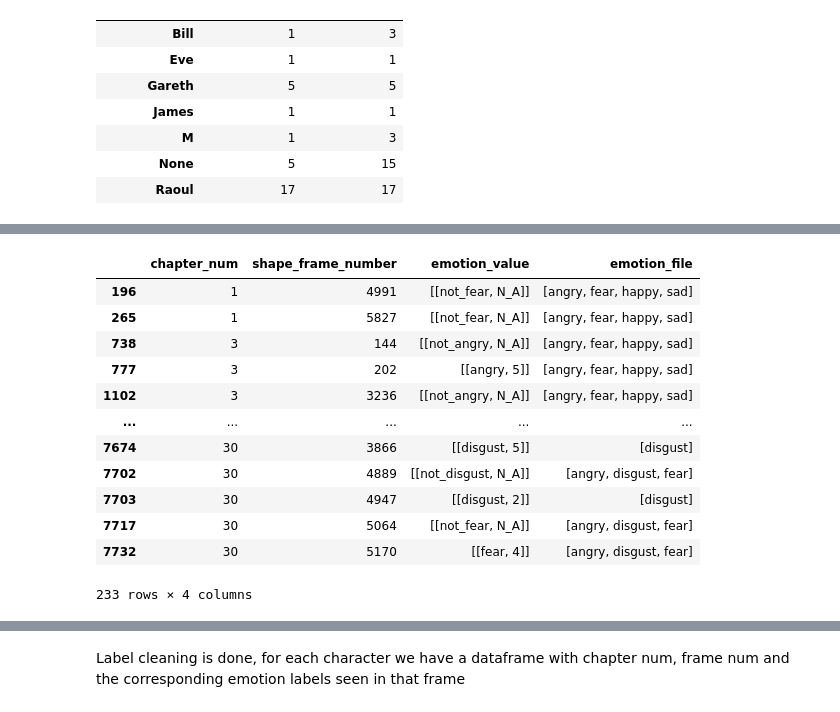
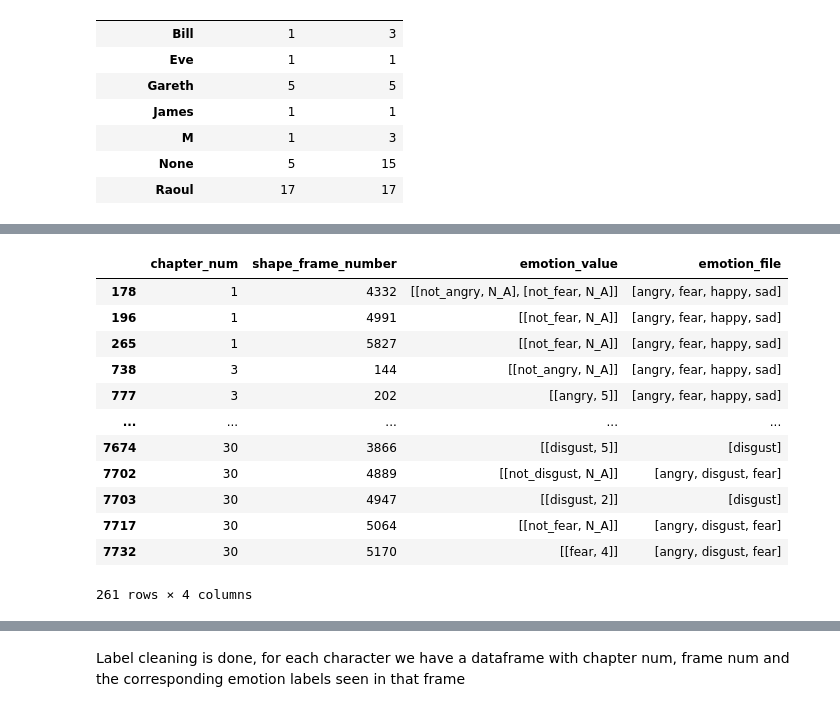
Before and after one commit to SteinwayThor/eeg-features-movies, a Jupyter notebook: EDA_and_Data_Extraction.ipynb, the cells around one changed output, grey strips where cells are left out. Saved outputs shown, nothing was run; the diff lists cells and outputs as text; code cells hidden in the pictures.

```diff
--- a/EDA_and_Data_Extraction.ipynb
+++ b/EDA_and_Data_Extraction.ipynb
@@ -346,5 +333,6 @@ skyfall_emotion_disgust_viewer142_chapter20.json
 # %%
-#data
+f = open(os.path.join(emotion_annotations_f, emotion_annotations[0]))
+data = json.load(f)
 # Create an empty array
 #print(data["tracks"])
 label_frames = []
@@ -556,0 +528,4 @@ temp_df[temp_df.chapter_num.apply(lambda x: x)==8]
+# %%
+#all the frames of the movie which have any emotions labelled on them
+for i in range(6):
+  print("Number of rows with",str(i),"labels:", len(frame_level[frame_level.emotion_value.apply(lambda x: len(x))==i]))
@@ -597,7 +579,7 @@ char_dfs = {'james': james_df_grouped, 'gareth': gareth_df_grouped, 'bill': bill
             'm': m_df_grouped}
 
 #remove the useless [] in the emo values
-for _,df in char_dfs.items():
-  df['emotion_value'] = df.emotion_value.apply(lambda x: [i for i in x if len(i)>0])
+for char in char_dfs:
+  char_dfs[char]['emotion_value'] = char_dfs[char].emotion_value.apply(lambda x: [i for i in x if len(i)>0])
 # %%
 for _,df in char_dfs.items():
@@ -629,16 +609,16 @@ james_df_grouped
 # %%
-james_df_grouped[james_df_grouped.emotion_value.apply(lambda x: len(x))==1]
+char_dfs['james'][char_dfs['james'].emotion_value.apply(lambda x: len(x))>0]
 # %% [output]
 |  | chapter_num | shape_frame_number | emotion_value | emotion_file |
+| 178 | 1 | 4332 | [[not_angry, N_A], [not_fear, N_A]] | [angry, fear, happy, sad] |
 | 196 | 1 | 4991 | [[not_fear, N_A]] | [angry, fear, happy, sad] |
 | 265 | 1 | 5827 | [[not_fear, N_A]] | [angry, fear, happy, sad] |
 | 738 | 3 | 144 | [[not_angry, N_A]] | [angry, fear, happy, sad] |
 | 777 | 3 | 202 | [[angry, 5]] | [angry, fear, happy, sad] |
-| 1102 | 3 | 3236 | [[not_angry, N_A]] | [angry, fear, happy, sad] |
 | ... | ... | ... | ... | ... |
 | 7674 | 30 | 3866 | [[disgust, 5]] | [disgust] |
 | 7702 | 30 | 4889 | [[not_disgust, N_A]] | [angry, disgust, fear] |
 | 7703 | 30 | 4947 | [[disgust, 2]] | [disgust] |
 | 7717 | 30 | 5064 | [[not_fear, N_A]] | [angry, disgust, fear] |
 | 7732 | 30 | 5170 | [[fear, 4]] | [angry, disgust, fear] |
-233 rows × 4 columns
+261 rows × 4 columns
```
Also changed, not shown: parts of 28 cells of this notebook.
